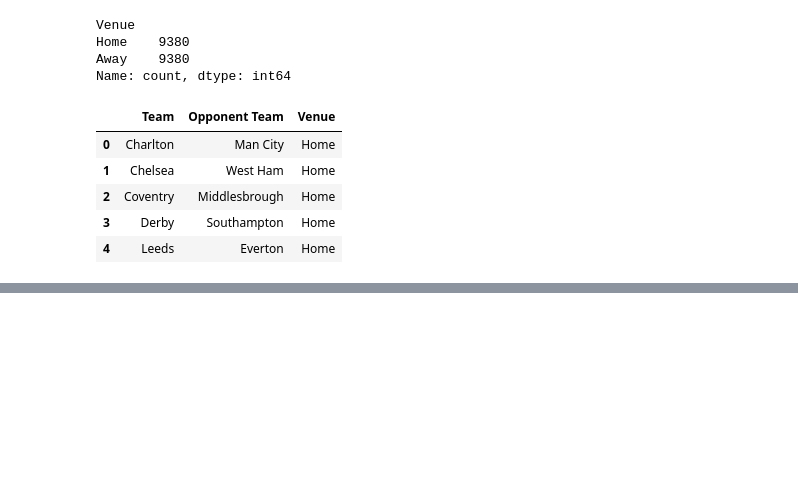
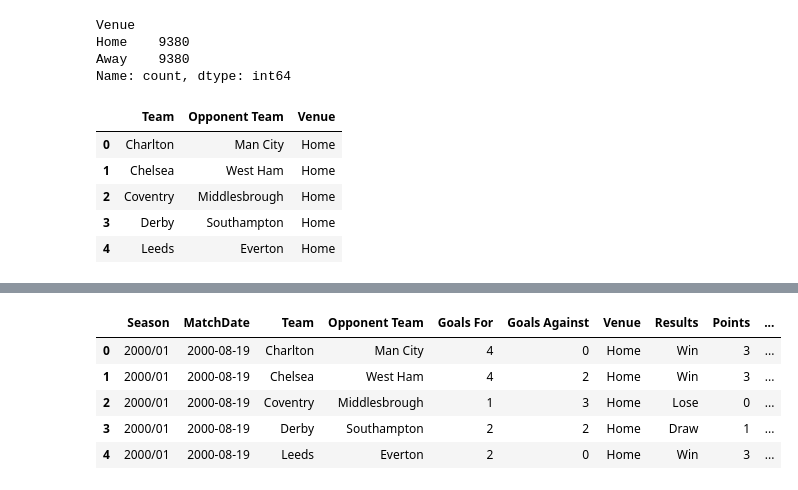
Before and after one commit to nemo-code-ai/epl-prediction-system, a Jupyter notebook: src/epl_prediction_system/system.ipynb, the cells around one changed output, grey strips where cells are left out. Cells and saved outputs as stored; diff of their text form; code cells hidden in the pictures; blank space fills up the shorter version.

```diff
--- a/src/epl_prediction_system/system.ipynb
+++ b/src/epl_prediction_system/system.ipynb
@@ -1086,0 +1193,8 @@ away_matches = ext_system[ext_system['Venue'] == 'Away'].copy()
+# %%
+home_matches['Previous 5 Home Draws'] = (home_matches.groupby('Team')['Home Draws'].transform(
+    lambda x: x.shift(1).rolling(5).sum()
+))
+# %%
+home_matches['Previous 5 Home Loses'] = (home_matches.groupby('Team')['Home Loses'].transform(
+    lambda x: x.shift(1).rolling(5).sum()
+))
@@ -1086,0 +1209,17 @@ away_matches = ext_system[ext_system['Venue'] == 'Away'].copy()
+# %%
+home_matches['Previous 5 Home Goals Scored'] = (home_matches.groupby('Team')['Goals For'].transform(
+    lambda x: x.shift(1).rolling(5).sum()
+))
+# %%
+home_matches['Previous 5 Home Goals Conceded'] = home_matches.groupby('Team')['Goals Against'].transform(
+    lambda x: x.shift(1).rolling(5).sum()
+)
+# %%
+home_matches.head()
+# %% [output]
+|  | Season | MatchDate | Team | Opponent Team | Goals For | Goals Against | Venue | Results | Points | ... |
+| 0 | 2000/01 | 2000-08-19 | Charlton | Man City | 4 | 0 | Home | Win | 3 | ... |
+| 1 | 2000/01 | 2000-08-19 | Chelsea | West Ham | 4 | 2 | Home | Win | 3 | ... |
+| 2 | 2000/01 | 2000-08-19 | Coventry | Middlesbrough | 1 | 3 | Home | Lose | 0 | ... |
+| 3 | 2000/01 | 2000-08-19 | Derby | Southampton | 2 | 2 | Home | Draw | 1 | ... |
+| 4 | 2000/01 | 2000-08-19 | Leeds | Everton | 2 | 0 | Home | Win | 3 | ... |
```
Also changed, not shown: parts of 16 cells of this notebook.
